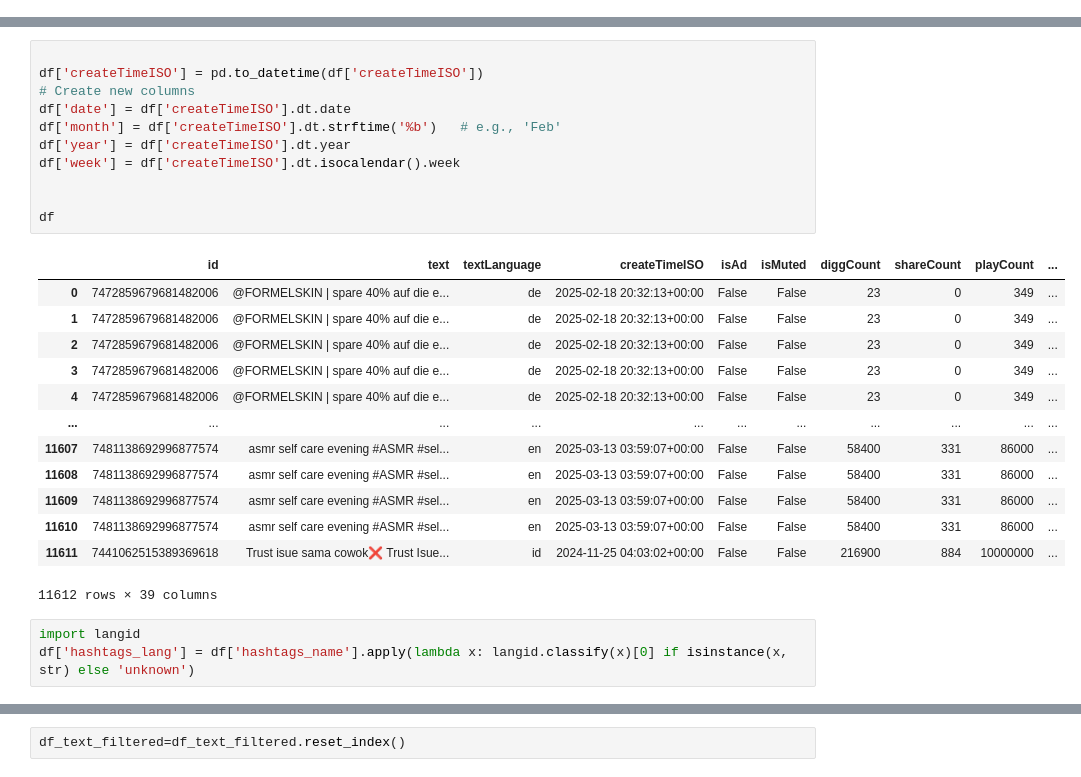
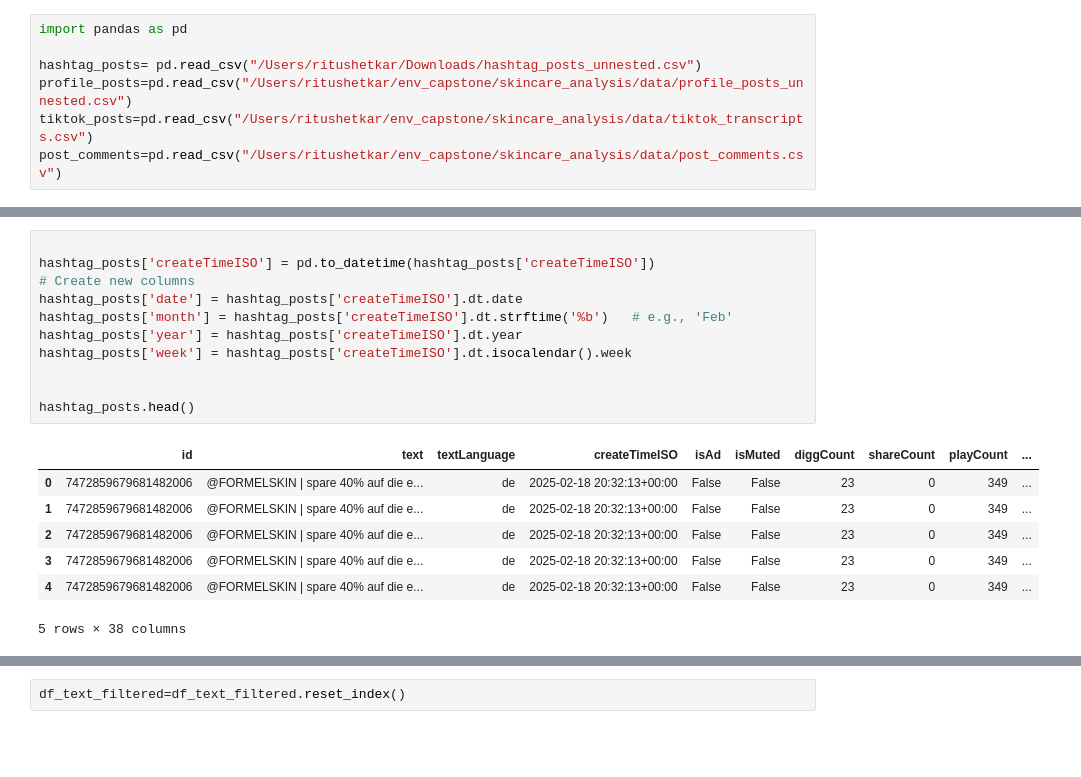
Before and after one commit to Hannah1171/skincare_analysis, a Jupyter notebook: data_exploration/hashtags_over_time_hashtag_posts.ipynb, the cells around one changed output, grey strips where cells are left out. Saved outputs shown, nothing was run; the diff lists cells and outputs as text; blank space fills up the shorter version.

Commit message:
Hashtags

```diff
--- a/data_exploration/hashtags_over_time_hashtag_posts.ipynb
+++ b/data_exploration/hashtags_over_time_hashtag_posts.ipynb
@@ -20,0 +1,7 @@ df
+# %%
+import pandas as pd
+
+hashtag_posts= pd.read_csv("/Users/ritushetkar/Downloads/hashtag_posts_unnested.csv")
+profile_posts=pd.read_csv("/Users/ritushetkar/env_capstone/skincare_analysis/data/profile_posts_unnested.csv")
+tiktok_posts=pd.read_csv("/Users/ritushetkar/env_capstone/skincare_analysis/data/tiktok_transcripts.csv")
+post_comments=pd.read_csv("/Users/ritushetkar/env_capstone/skincare_analysis/data/post_comments.csv")
@@ -21,28 +61,19 @@ df
 # %%
 
-df['createTimeISO'] = pd.to_datetime(df['createTimeISO'])
+hashtag_posts['createTimeISO'] = pd.to_datetime(hashtag_posts['createTimeISO'])
 # Create new columns
-df['date'] = df['createTimeISO'].dt.date
-df['month'] = df['createTimeISO'].dt.strftime('%b')   # e.g., 'Feb'
-df['year'] = df['createTimeISO'].dt.year
-df['week'] = df['createTimeISO'].dt.isocalendar().week
+hashtag_posts['date'] = hashtag_posts['createTimeISO'].dt.date
+hashtag_posts['month'] = hashtag_posts['createTimeISO'].dt.strftime('%b')   # e.g., 'Feb'
+hashtag_posts['year'] = hashtag_posts['createTimeISO'].dt.year
+hashtag_posts['week'] = hashtag_posts['createTimeISO'].dt.isocalendar().week
 
 
-df
+hashtag_posts.head()
 # %% [output]
 |  | id | text | textLanguage | createTimeISO | isAd | isMuted | diggCount | shareCount | playCount | ... |
 | 0 | 7472859679681482006 | @FORMELSKIN | spare 40% auf die e... | de | 2025-02-18 20:32:13+00:00 | False | False | 23 | 0 | 349 | ... |
 | 1 | 7472859679681482006 | @FORMELSKIN | spare 40% auf die e... | de | 2025-02-18 20:32:13+00:00 | False | False | 23 | 0 | 349 | ... |
 | 2 | 7472859679681482006 | @FORMELSKIN | spare 40% auf die e... | de | 2025-02-18 20:32:13+00:00 | False | False | 23 | 0 | 349 | ... |
 | 3 | 7472859679681482006 | @FORMELSKIN | spare 40% auf die e... | de | 2025-02-18 20:32:13+00:00 | False | False | 23 | 0 | 349 | ... |
 | 4 | 7472859679681482006 | @FORMELSKIN | spare 40% auf die e... | de | 2025-02-18 20:32:13+00:00 | False | False | 23 | 0 | 349 | ... |
-| ... | ... | ... | ... | ... | ... | ... | ... | ... | ... | ... |
-| 11607 | 7481138692996877574 | asmr self care evening #ASMR #sel... | en | 2025-03-13 03:59:07+00:00 | False | False | 58400 | 331 | 86000 | ... |
-| 11608 | 7481138692996877574 | asmr self care evening #ASMR #sel... | en | 2025-03-13 03:59:07+00:00 | False | False | 58400 | 331 | 86000 | ... |
-| 11609 | 7481138692996877574 | asmr self care evening #ASMR #sel... | en | 2025-03-13 03:59:07+00:00 | False | False | 58400 | 331 | 86000 | ... |
-| 11610 | 7481138692996877574 | asmr self care evening #ASMR #sel... | en | 2025-03-13 03:59:07+00:00 | False | False | 58400 | 331 | 86000 | ... |
-| 11611 | 7441062515389369618 | Trust isue sama cowok❌ Trust Isue... | id | 2024-11-25 04:03:02+00:00 | False | False | 216900 | 884 | 10000000 | ... |
-11612 rows × 39 columns
+5 rows × 38 columns
-# %%
-import langid
-df['hashtags_lang'] = df['hashtags_name'].apply(lambda x: langid.classify(x)[0] if isinstance(x, str) else 'unknown')
```
Also changed, not shown: parts of 41 cells of this notebook, 13 other files.
